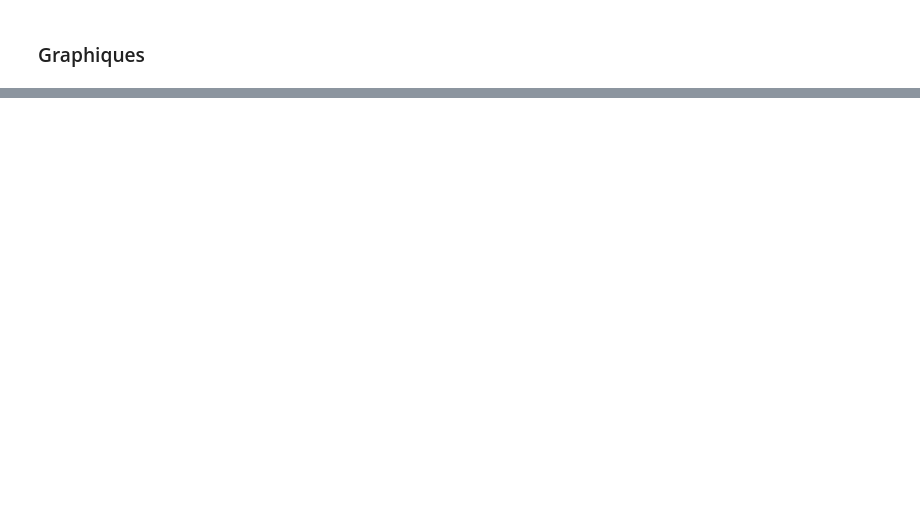
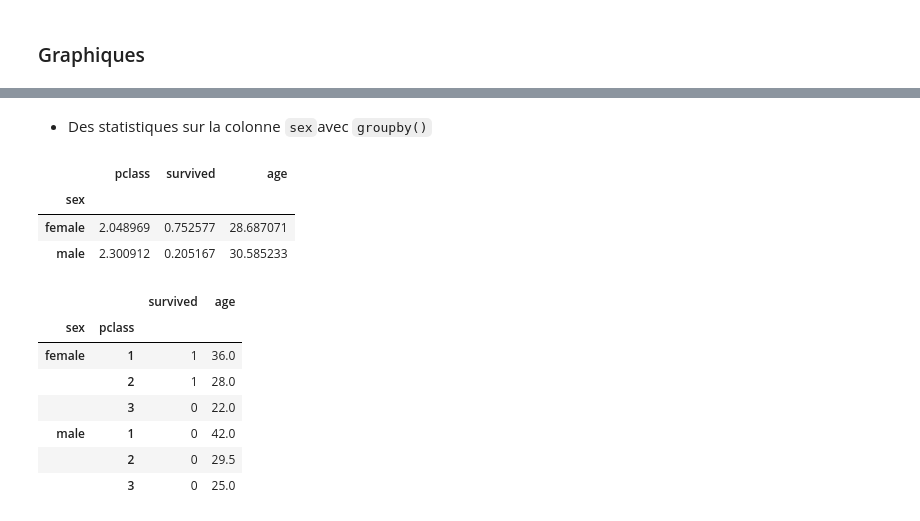
Before and after one commit to Syllaweg/Datascience_toolkit, a Jupyter notebook: Pandas/analyse_Ds_titanic.ipynb, the cells around one changed output, grey strips where cells are left out. Saved outputs shown, nothing was run; the diff lists cells and outputs as text; code cells hidden in the pictures; blank space fills up the shorter version.

```diff
--- a/Pandas/analyse_Ds_titanic.ipynb
+++ b/Pandas/analyse_Ds_titanic.ipynb
@@ -122,0 +160,20 @@ On observe le nombre de passager par classe 1, 2 ou 3
+# %% [markdown]
+- Des statistiques sur la colonne `sex`avec `groupby()`
+# %%
+data_dropna.groupby(['sex']).mean()
+# %% [output]
+|  | pclass | survived | age |
+| sex |  |  |  |
+| female | 2.048969 | 0.752577 | 28.687071 |
+| male | 2.300912 | 0.205167 | 30.585233 |
+# %%
+data_dropna.groupby(['sex', 'pclass']).median()
+# %% [output]
+|  |  | survived | age |
+| sex | pclass |  |  |
+| female | 1 | 1 | 36.0 |
+|  | 2 | 1 | 28.0 |
+|  | 3 | 0 | 22.0 |
+| male | 1 | 0 | 42.0 |
+|  | 2 | 0 | 29.5 |
+|  | 3 | 0 | 25.0 |
```
Also changed, not shown: parts of 16 cells of this notebook.
